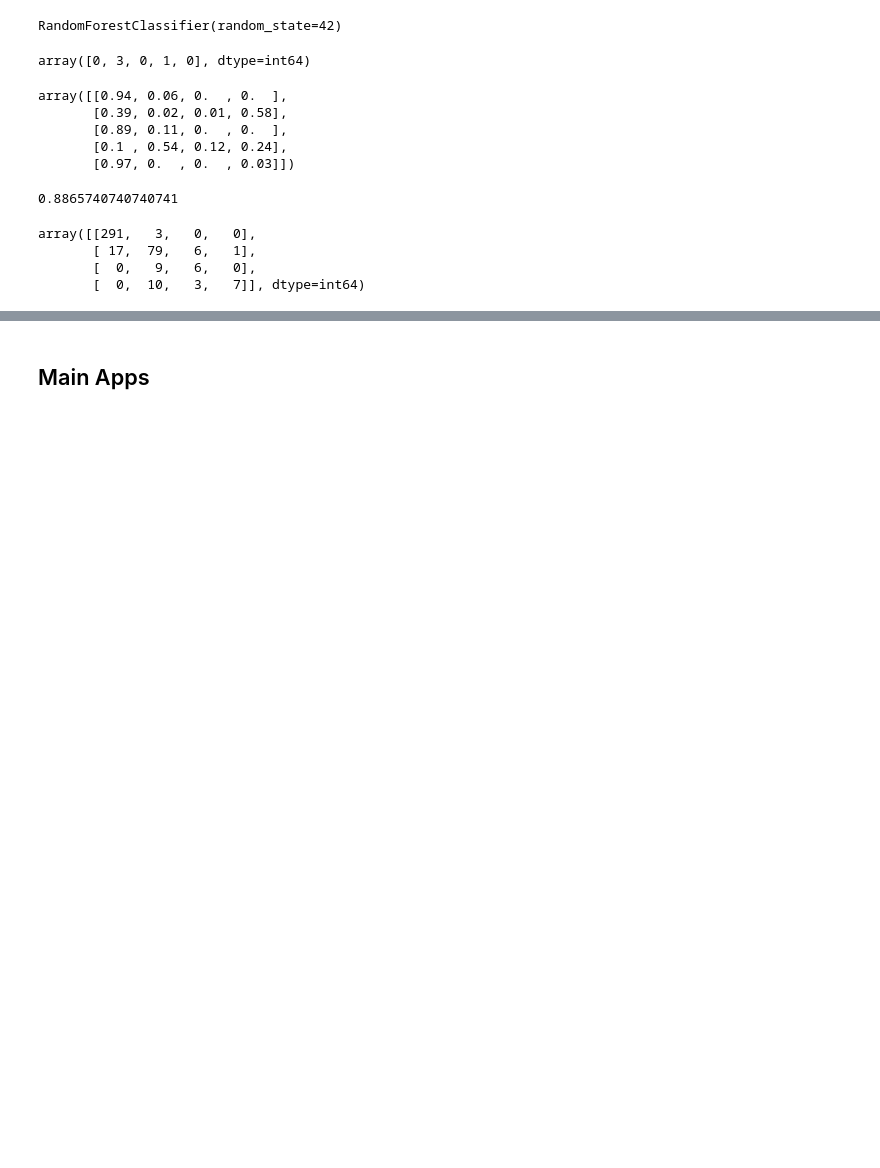
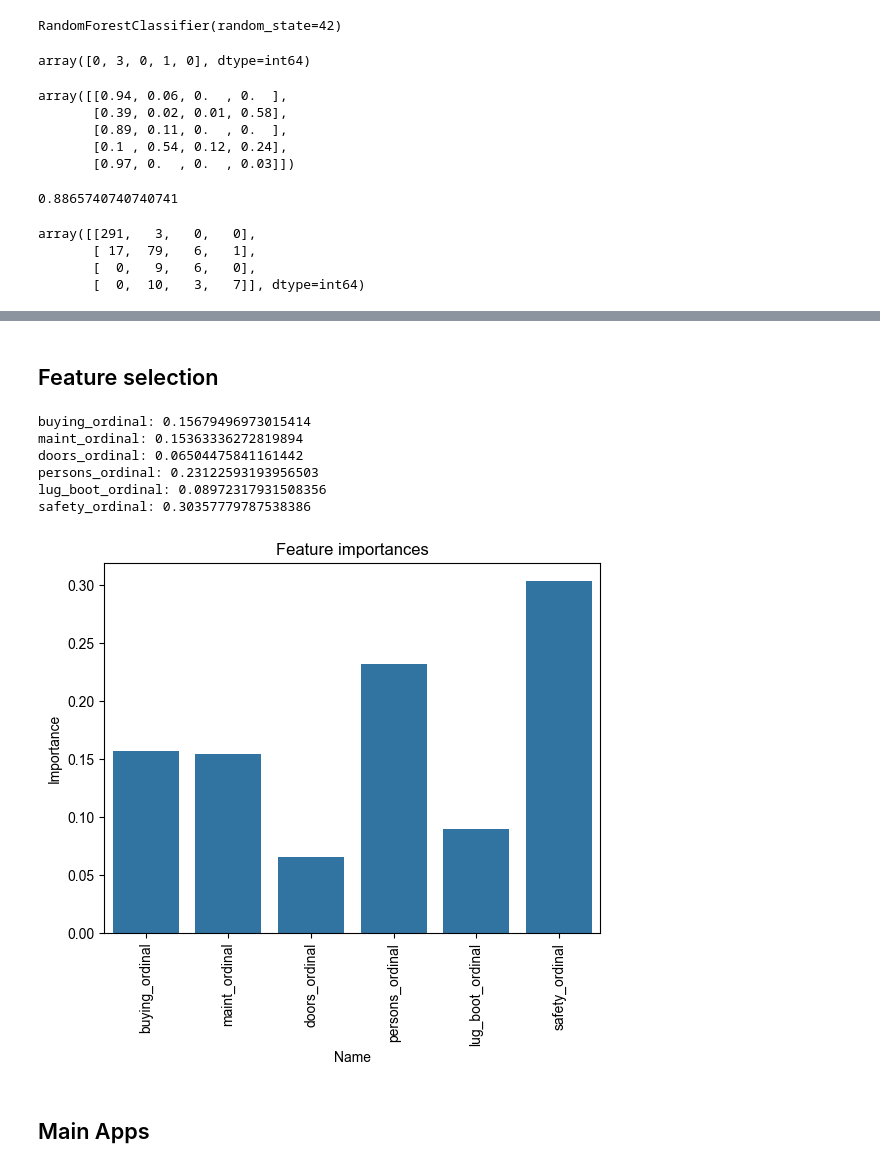
Before and after one commit to ngochaong123/App_python, a Jupyter notebook: Apps.ipynb, the cells around one changed output, grey strips where cells are left out. Drawn from its saved outputs; the diff is of its cells as text; code cells hidden in the pictures; blank space fills up the shorter version.

Commit message:
Add Data

```diff
--- a/Apps.ipynb
+++ b/Apps.ipynb
@@ -211,0 +222,13 @@ def xem_bieu_do():
+# %%
+# Create the new encoded columns in the DataFrame by mapping the feature and label columns with the desired order.
+df_ordinal['buying_ordinal'] = df_ordinal['buying'].map({'low':0, 'med':1, 'high':2, 'vhigh':3})
+df_ordinal['maint_ordinal'] = df_ordinal['maint'].map({'low':0, 'med':1, 'high':2, 'vhigh':3})
+df_ordinal['doors_ordinal'] = df_ordinal['doors'].map({'2':0, '3':1, '4':2, '5more':3})
+df_ordinal['persons_ordinal'] = df_ordinal['persons'].map({'2':0, '4':1, 'more':2})
+df_ordinal['lug_boot_ordinal'] = df_ordinal['lug_boot'].map({'small':0, 'med':1, 'big':2})
+df_ordinal['safety_ordinal'] = df_ordinal['safety'].map({'low':0, 'med':1, 'high':2})
+df_ordinal['class_ordinal'] = df_ordinal['class'].map({'unacc':0, 'acc':1, 'good':2, 'vgood':3})
+# Remove the original columns.
+df_ordinal.drop(columns=['buying', 'maint', 'doors', 'persons', 'lug_boot', 'safety', 'class'], inplace=True)
+# View last five rows of DataFrame.
+df_ordinal.tail()
@@ -211,0 +242,11 @@ def xem_bieu_do():
+# %%
+# Features.
+X_ord = df_ordinal.iloc[:, :-1]
+# Labels.
+y_ord = df_ordinal.iloc[:, -1]
+# Split the data for training and testing the classifier model.
+X_ordtrain, X_ordtest, y_ordtrain, y_ordtest = train_test_split(X_ord, y_ord, test_size=0.25, random_state=42)
+# Create the classifier.
+clf_ord = RandomForestClassifier(n_estimators=100, random_state=42)
+clf_ord.fit(X_ordtrain, y_ordtrain)
+y_ordpred = clf_ord.predict(X_ordtest)
@@ -212,3 +299,33 @@ def xem_bieu_do():
+# %% [markdown]
+## Feature selection
+# %%
+# Get the column names of the ordinal DataFrame from part two (apart from last which is the label column).
+feat_names = list(df_ordinal.columns.values)[:-1]
+# Get the feature importances from the RandomForestClassifier attribute.
+feat_importances = clf_ord.feature_importances_
+# Display the importances for each feature.
+for name, imp in zip(feat_names, feat_importances):
+    print("{}: {}".format(name, imp))
+# %% [output]
+buying_ordinal: 0.15679496973015414
+maint_ordinal: 0.15363336272819894
+doors_ordinal: 0.06504475841161442
+persons_ordinal: 0.23122593193956503
+lug_boot_ordinal: 0.08972317931508356
+safety_ordinal: 0.30357779787538386
+# %%
+# Create bar plot of feature importance.
+feat_imp_plot = sns.barplot(y=feat_importances, x=feat_names)
+sns.set_style('darkgrid')
+# Annotate plot.
+plt.title("Feature importances")
+plt.xlabel('Name')
+plt.ylabel('Importance')
+# Orientate the x-axis labels.
+feat_imp_plot.set_xticklabels(feat_imp_plot.get_xticklabels(), rotation=90)
+plt.show()
+# %% [output]
+[figure, added]
 # %% [markdown]
 ## Main Apps
 # %%
```
Also changed, not shown: parts of 9 cells of this notebook.
